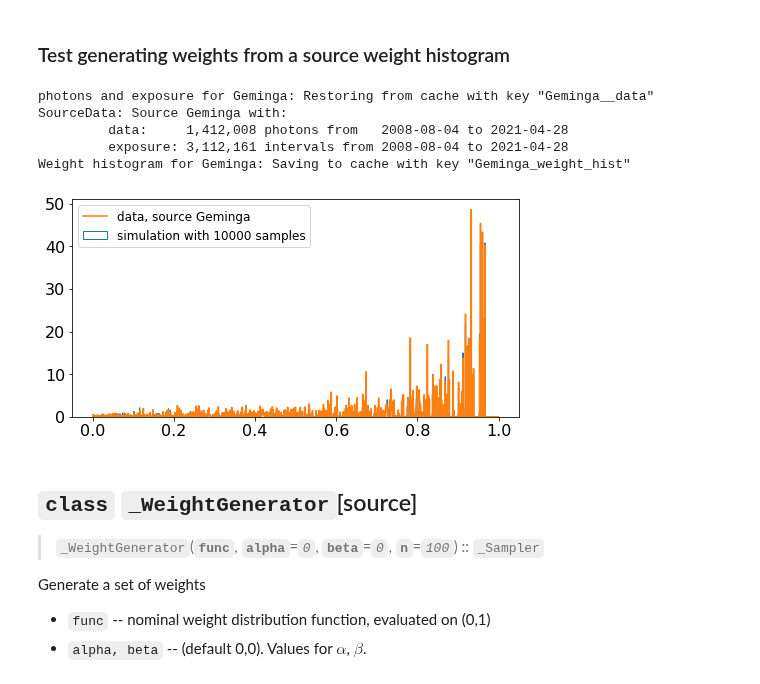
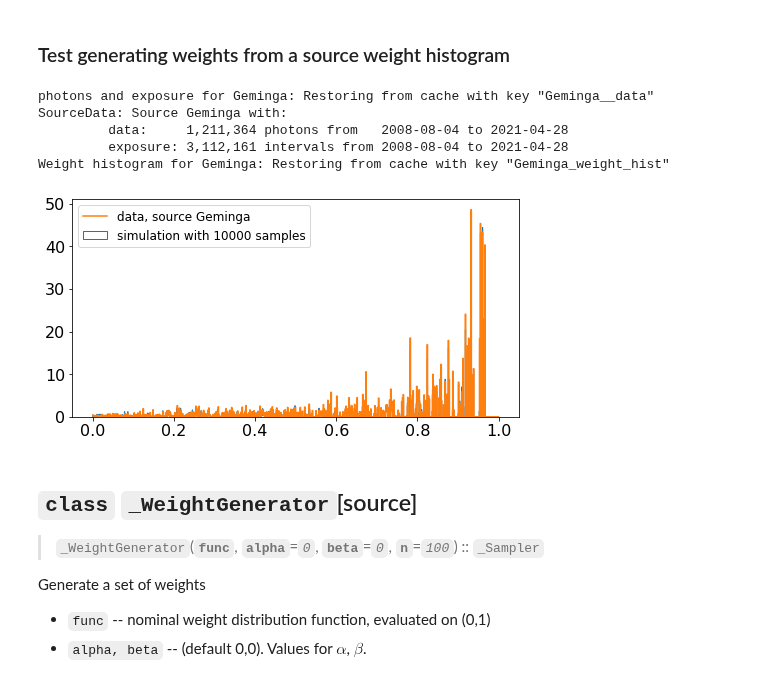
Before and after one commit to tburnett/wtlike, a Jupyter notebook: nbs/10_simulation.ipynb, the cells around one changed output. Cells and saved outputs as stored; diff of their text form; code cells hidden in the pictures.

```diff
--- a/nbs/10_simulation.ipynb
+++ b/nbs/10_simulation.ipynb
@@ -124,27 +123,26 @@ assert np.abs( test2[0]-test2[1] ) < 1e-1, f'Not almost equal: {test2}'
 ### Test generating weights from a source weight histogram
 # %%
 %nbdev_collapse_input
-config = Config(wtlike_data='~/wtlike_data', verbose=2)
-if config.valid:
+
+if Config().valid:
     plt.rc('font', size=16)
-    source = PointSource('Geminga')
-    photon_data = SourceData(config, source)
+    photon_data = SourceData('Geminga')
     h = photon_data.weight_histogram()
     sf = _Sampler(h)
     data = sf(10000)
     fig,ax = plt.subplots(figsize=(8,4))
     ax.hist(data, np.linspace(0,1, len(h)+1), density=True,
             label=f'simulation with {len(data)} samples');
     ax.step( np.linspace(0,1, len(h)+1) , np.concatenate([[h[0]], h])/np.sum(h)*len(h),
-           label=f'data, source {source.name}');
+           label=f'data, source {photon_data.source.name}');
     ax.legend(prop=dict(size=12));
 # %% [output]
 photons and exposure for Geminga: Restoring from cache with key "Geminga__data"
 SourceData: Source Geminga with:
-         data:     1,412,008 photons from   2008-08-04 to 2021-04-28
+         data:     1,211,364 photons from   2008-08-04 to 2021-04-28
          exposure: 3,112,161 intervals from 2008-08-04 to 2021-04-28
-Weight histogram for Geminga: Saving to cache with key "Geminga_weight_hist"
+Weight histogram for Geminga: Restoring from cache with key "Geminga_weight_hist"
-[figure, old version]
+[figure, new version]
 # %%
 %nbdev_export
 class _WeightGenerator(_Sampler):
```
Also changed, not shown: parts of 8 cells of this notebook, 18 other files.
